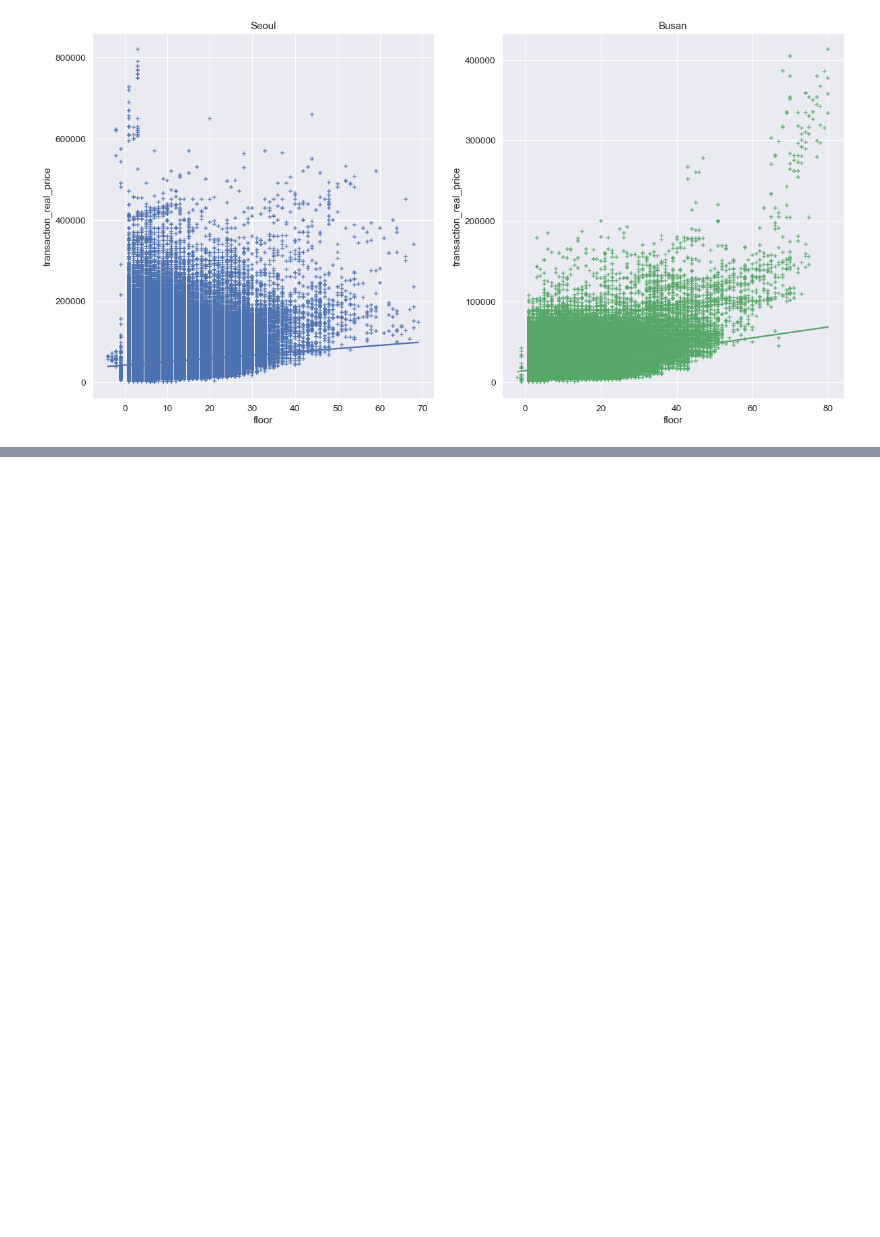
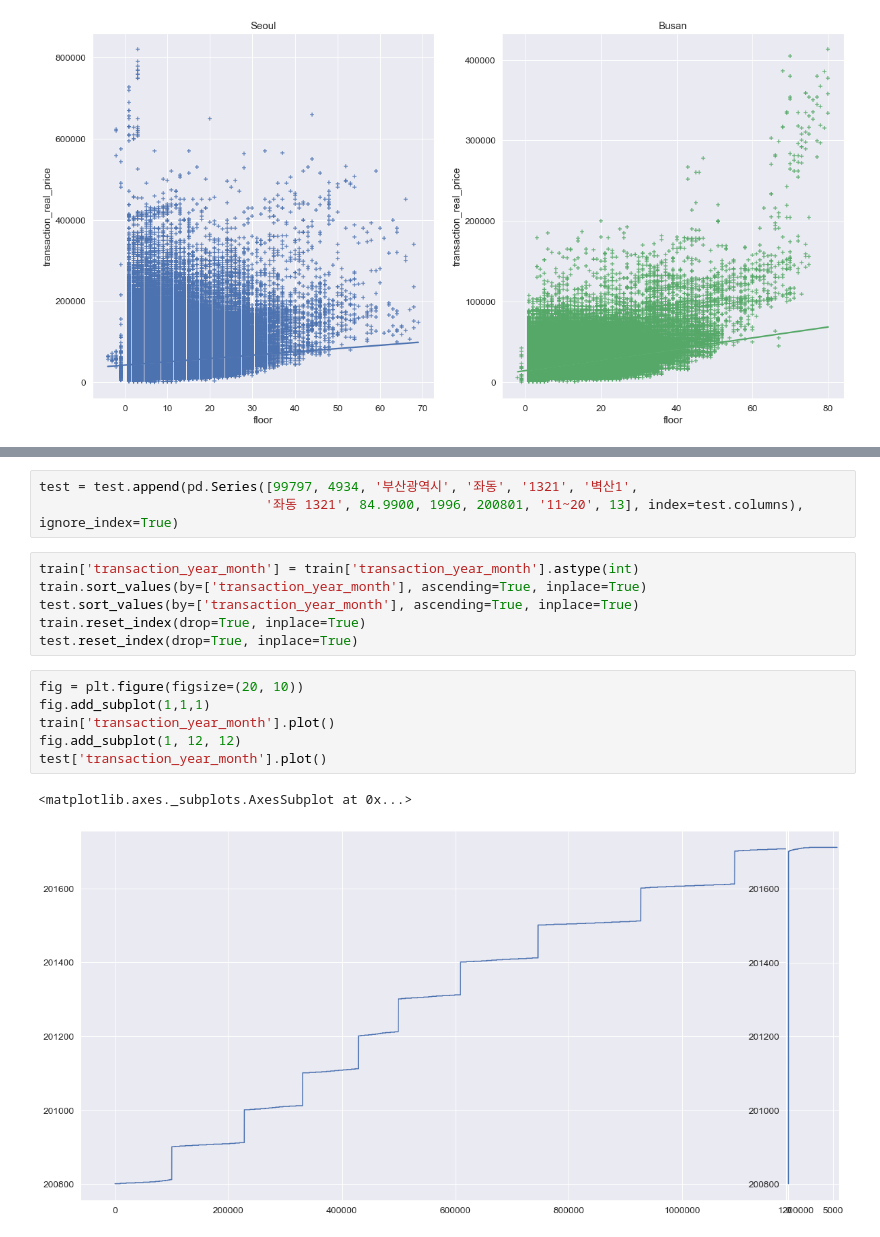
Before and after one commit to comojin1994/Machine_Learning, a Jupyter notebook: Regression/Apt_Real_Deel_Estimate_EDA.ipynb, the cells around one changed output, grey strips where cells are left out. Saved outputs shown, nothing was run; the diff lists cells and outputs as text; blank space fills up the shorter version.

```diff
--- a/Regression/Apt_Real_Deel_Estimate_EDA.ipynb
+++ b/Regression/Apt_Real_Deel_Estimate_EDA.ipynb
@@ -416,0 +443,18 @@ plt.show()
+# %%
+test = test.append(pd.Series([99797, 4934, '부산광역시', '좌동', '1321', '벽산1',
+                             '좌동 1321', 84.9900, 1996, 200801, '11~20', 13], index=test.columns), ignore_index=True)
+# %%
+train['transaction_year_month'] = train['transaction_year_month'].astype(int)
+train.sort_values(by=['transaction_year_month'], ascending=True, inplace=True)
+test.sort_values(by=['transaction_year_month'], ascending=True, inplace=True)
+train.reset_index(drop=True, inplace=True)
+test.reset_index(drop=True, inplace=True)
+# %%
+fig = plt.figure(figsize=(20, 10))
+fig.add_subplot(1,1,1)
+train['transaction_year_month'].plot()
+fig.add_subplot(1, 12, 12)
+test['transaction_year_month'].plot()
+# %% [output]
+<matplotlib.axes._subplots.AxesSubplot at 0x...>
+[figure, added]
```
Also changed, not shown: parts of 10 cells of this notebook.
